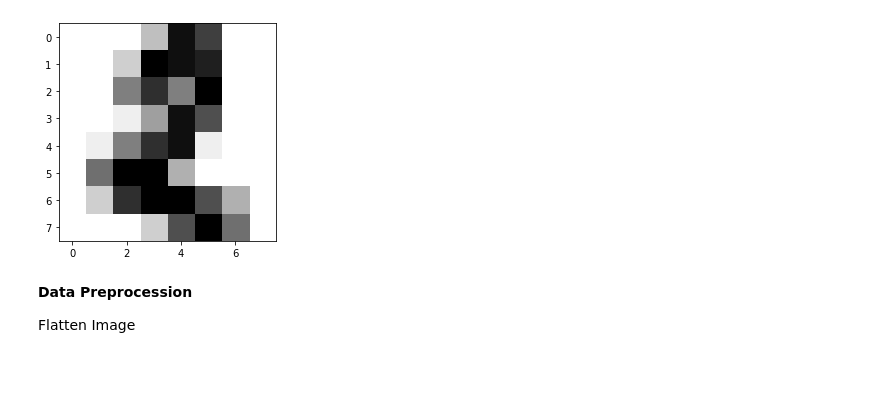
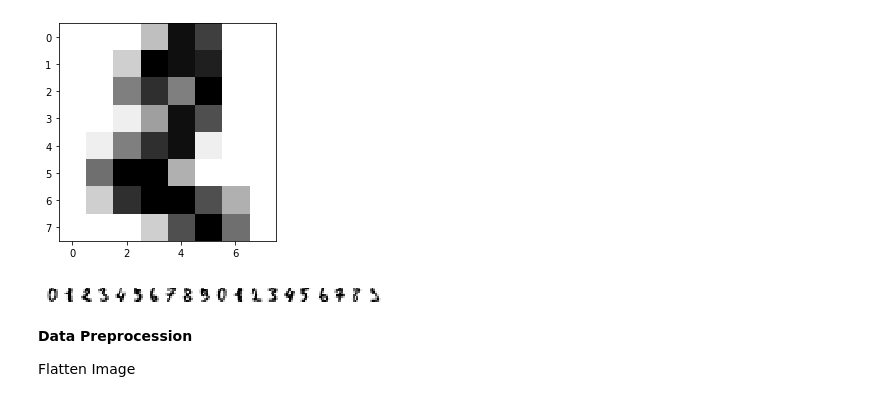
Before and after one commit to Amitesh-191885/Analysis, a Jupyter notebook: ProjectsY.ipynb, the cells around one changed output. Cells and saved outputs as stored; diff of their text form; code cells hidden in the pictures; blank space fills up the shorter version.

```diff
--- a/ProjectsY.ipynb
+++ b/ProjectsY.ipynb
@@ -446,6 +450,13 @@ for i in range(3):
 [figure]
 [figure]
 [figure]
+# %%
+_, axes = plt.subplots(nrows=1, ncols=20)
+for ax, image, label in zip(axes, df.images, df.target):
+  ax.set_axis_off()
+  ax.imshow(image, cmap=plt.cm.gray_r, interpolation = 'nearest')
+# %% [output]
+[figure, added]
 # %% [markdown]
 **Data Preprocession**
 
```
Also changed, not shown: parts of 84 cells of this notebook.
